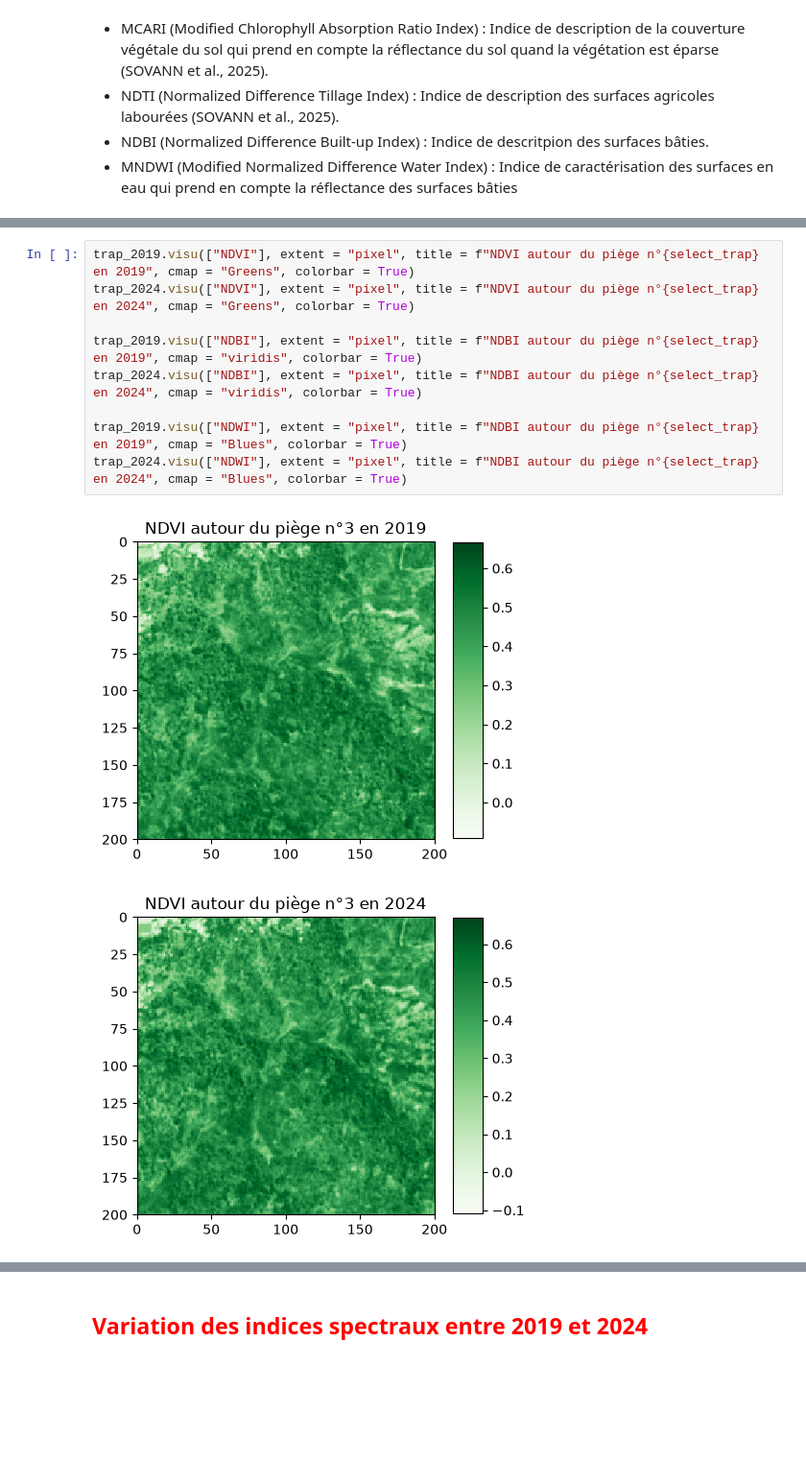
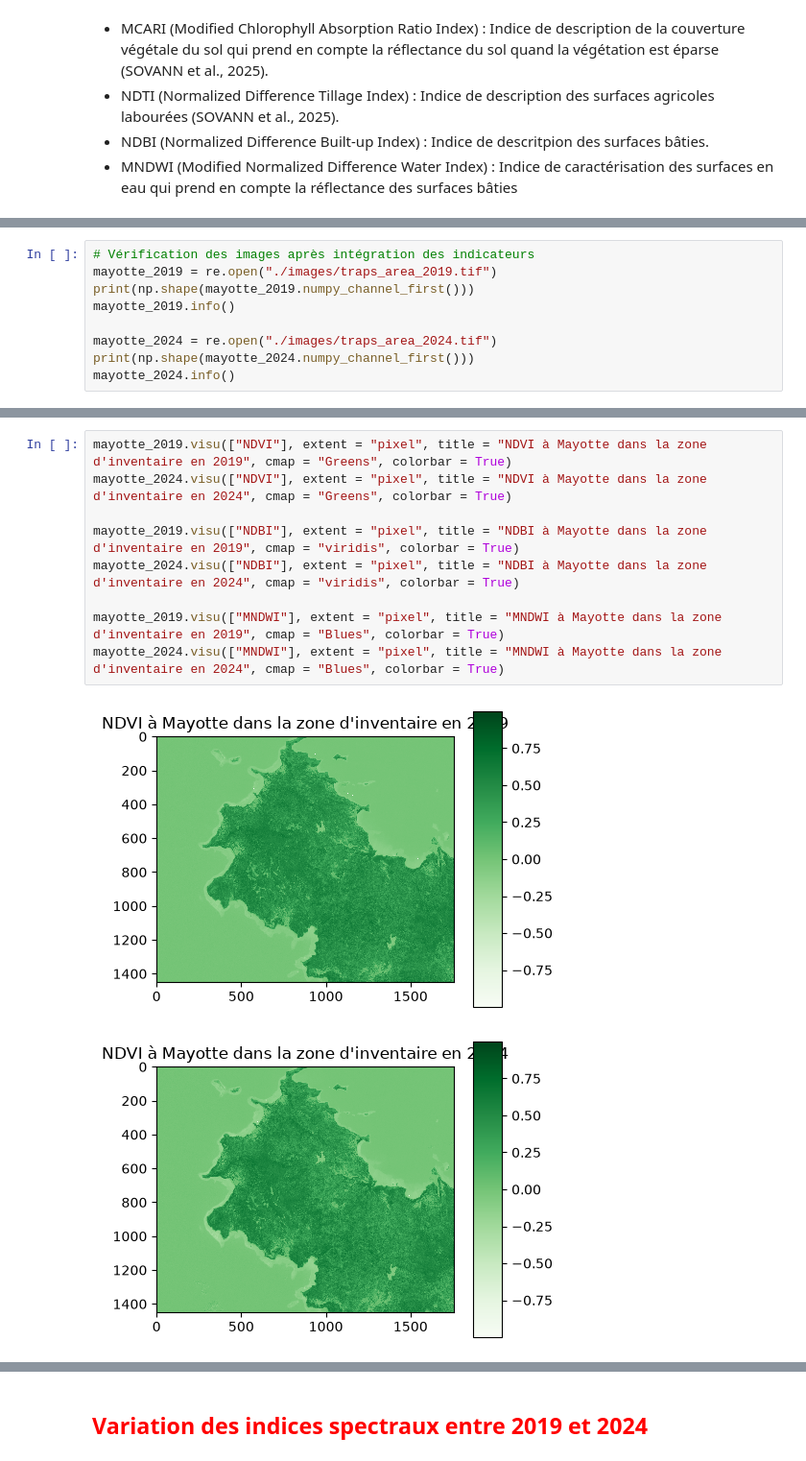
Before and after one commit to BenjaminMAUFROY/MLG, a Jupyter notebook: projet_MLG.ipynb, the cells around one changed output, grey strips where cells are left out. Shown at 96% size. Drawn from its saved outputs; the diff is of its cells as text; blank space fills up the shorter version.

```diff
--- a/projet_MLG.ipynb
+++ b/projet_MLG.ipynb
@@ -255,0 +310,9 @@ Afin de caractériser le terrain à Mayotte dans la zone où se trouve les pièg
+# %%
+# Vérification des images après intégration des indicateurs
+mayotte_2019 = re.open("./images/traps_area_2019.tif")
+print(np.shape(mayotte_2019.numpy_channel_first()))
+mayotte_2019.info()
+
+mayotte_2024 = re.open("./images/traps_area_2024.tif")
+print(np.shape(mayotte_2024.numpy_channel_first()))
+mayotte_2024.info()
@@ -321,12 +380,12 @@ trap_2024.info()
 # %%
-trap_2019.visu(["NDVI"], extent = "pixel", title = f"NDVI autour du piège n°{select_trap} en 2019", cmap = "Greens", colorbar = True)
-trap_2024.visu(["NDVI"], extent = "pixel", title = f"NDVI autour du piège n°{select_trap} en 2024", cmap = "Greens", colorbar = True)
+mayotte_2019.visu(["NDVI"], extent = "pixel", title = "NDVI à Mayotte dans la zone d'inventaire en 2019", cmap = "Greens", colorbar = True)
+mayotte_2024.visu(["NDVI"], extent = "pixel", title = "NDVI à Mayotte dans la zone d'inventaire en 2024", cmap = "Greens", colorbar = True)
 
-trap_2019.visu(["NDBI"], extent = "pixel", title = f"NDBI autour du piège n°{select_trap} en 2019", cmap = "viridis", colorbar = True)
-trap_2024.visu(["NDBI"], extent = "pixel", title = f"NDBI autour du piège n°{select_trap} en 2024", cmap = "viridis", colorbar = True)
+mayotte_2019.visu(["NDBI"], extent = "pixel", title = "NDBI à Mayotte dans la zone d'inventaire en 2019", cmap = "viridis", colorbar = True)
+mayotte_2024.visu(["NDBI"], extent = "pixel", title = "NDBI à Mayotte dans la zone d'inventaire en 2024", cmap = "viridis", colorbar = True)
 
-trap_2019.visu(["NDWI"], extent = "pixel", title = f"NDBI autour du piège n°{select_trap} en 2019", cmap = "Blues", colorbar = True)
-trap_2024.visu(["NDWI"], extent = "pixel", title = f"NDBI autour du piège n°{select_trap} en 2024", cmap = "Blues", colorbar = True)
+mayotte_2019.visu(["MNDWI"], extent = "pixel", title = "MNDWI à Mayotte dans la zone d'inventaire en 2019", cmap = "Blues", colorbar = True)
+mayotte_2024.visu(["MNDWI"], extent = "pixel", title = "MNDWI à Mayotte dans la zone d'inventaire en 2024", cmap = "Blues", colorbar = True)
 # %% [output]
-[figure, old version]
+[figure, new version]
-[figure, old version]
+[figure, new version]
```
Also changed, not shown: parts of 10 cells of this notebook, 1 other file.
